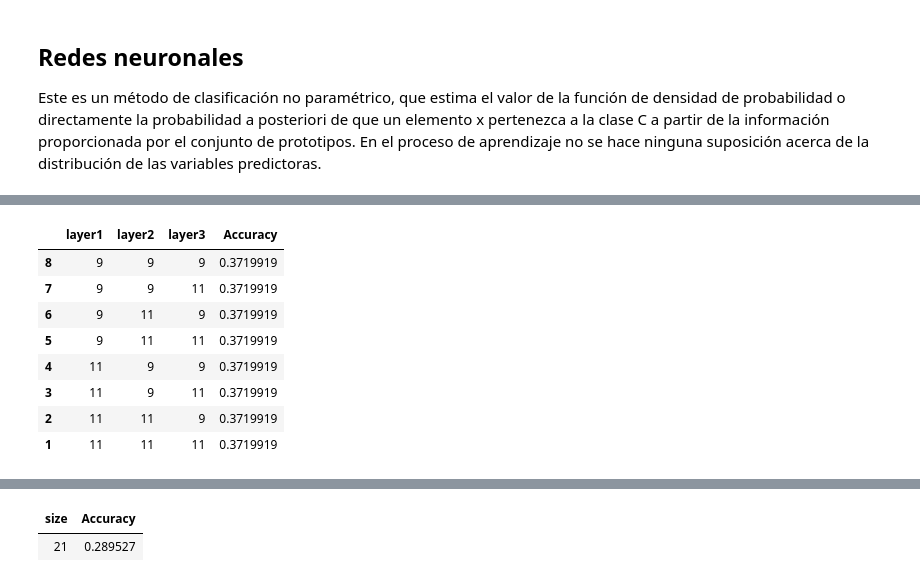
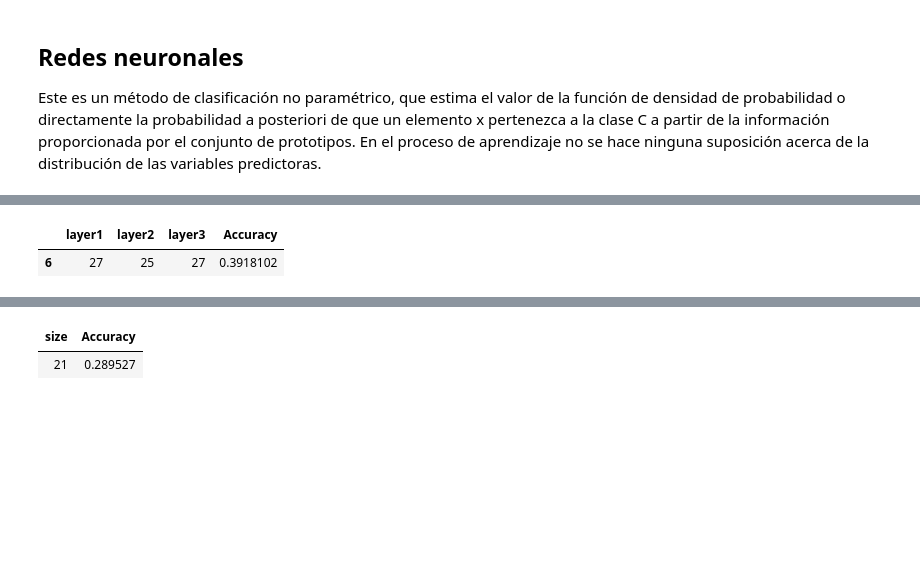
Before and after one commit to thewilly/GIISOF01-4-008-Sistemas-Inteligentes, a Jupyter notebook: aprendizaje-automatico/2018-12-26-si-aprendizaje.ipynb, the cells around one changed output, grey strips where cells are left out. Saved outputs shown, nothing was run; the diff lists cells and outputs as text; code cells hidden in the pictures; blank space fills up the shorter version.

```diff
--- a/aprendizaje-automatico/2018-12-26-si-aprendizaje.ipynb
+++ b/aprendizaje-automatico/2018-12-26-si-aprendizaje.ipynb
@@ -258,7 +233,7 @@ nn3LFit <- train(
     data = training,
     method = "mlpML",
     trControl = ctrl,
-    tuneGrid = expand.grid(layer1=seq(9,11,2),layer2=seq(9,11,2),layer3=seq(9,11,2))
+    tuneGrid = expand.grid(layer1=seq(25,27,2), layer2=seq(25,27,2), layer3=seq(25,27,2))
 )
 
 # Mostramos el resultado obtenido tras realizar el entrenamiento.
@@ -297,15 +264,8 @@ nn2LFit$results[,1:4]
 # %%
-nn3LFit$results[,1:4]
+nn3LFit$results[rownames(nn3LFit$bestTune),1:4]
 # %% [output]
 |  | layer1 | layer2 | layer3 | Accuracy |
-| 8 | 9 | 9 | 9 | 0.3719919 |
-| 7 | 9 | 9 | 11 | 0.3719919 |
-| 6 | 9 | 11 | 9 | 0.3719919 |
-| 5 | 9 | 11 | 11 | 0.3719919 |
-| 4 | 11 | 9 | 9 | 0.3719919 |
-| 3 | 11 | 9 | 11 | 0.3719919 |
-| 2 | 11 | 11 | 9 | 0.3719919 |
-| 1 | 11 | 11 | 11 | 0.3719919 |
+| 6 | 27 | 25 | 27 | 0.3918102 |
 # %%
 set.seed(236856)
 nn1LFit1000Iter <- train(
```
Also changed, not shown: parts of 28 cells of this notebook.
